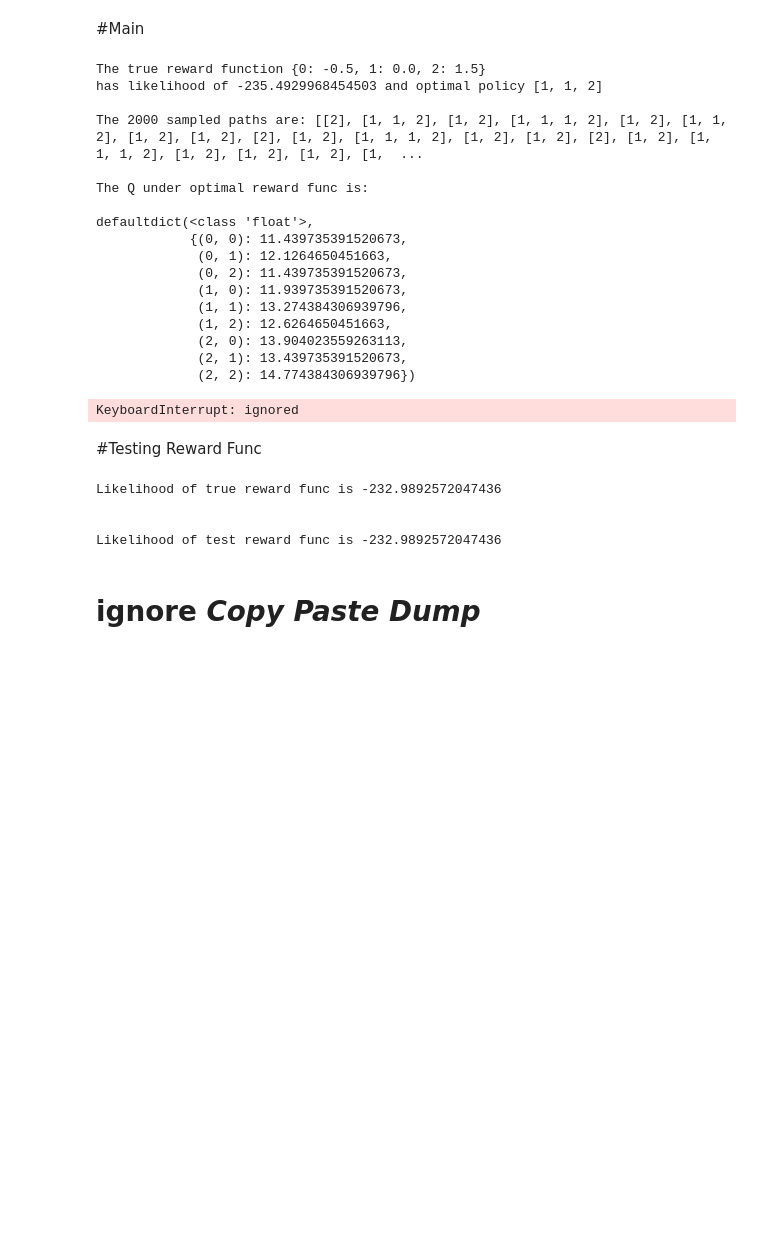
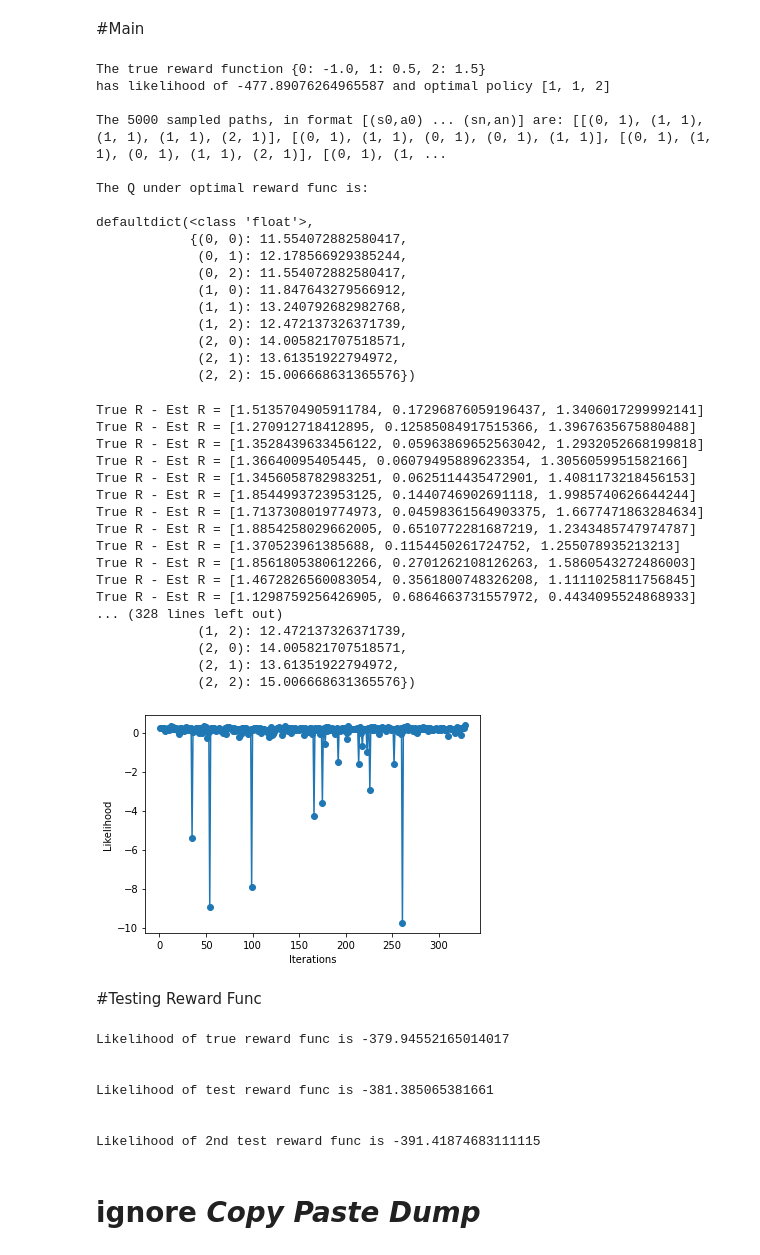
Before and after one commit to joekadi/Inverse-Reinforcement-Learning-Bayesian-Uncertainty, a Jupyter notebook: MDP_Policy_Likelihood.ipynb, the cells around one changed output. Cells and saved outputs as stored; diff of their text form; code cells hidden in the pictures; blank space fills up the shorter version.

Commit message:
Path sampling and likelihood optimised

```diff
--- a/MDP_Policy_Likelihood.ipynb
+++ b/MDP_Policy_Likelihood.ipynb
@@ -207,14 +220,14 @@ def likelihood(paths, rewards):
     agent.value_iteration_for_Q()
     agent.find_optimal_policy()
     likelihoodList = []
-
     for path in paths:
         actionLikelihoodList = [None] * len(path) #empty list length of path
-        state = agent.S[0]
         i = 0
         for step in path:
-            action = step
-            state = max(agent.T[(state, action)].items(), key=operator.itemgetter(1))[0]  #update current state given action from path
+            state = step[0]
+            action = step[1]
+            #state = max(agent.T[(state, action)].items(), key=operator.itemgetter(1))[0]
+            #new_state = agent.step(state,action)
             actionLikelihoodList[i] = agent.Q[(state,action)]  - agent.V[state]#Q^Rstate,action −V^Rstate
             i += 1
         likelihoodList.append(sum(actionLikelihoodList))
@@ -267,6 +280,9 @@ def stochastic_hillclimb(paths, threshold):
         iterations.append(i)
         i+=1
 
+        diff = [abs(-1-normalised_rewards[0]), abs(0.5-normalised_rewards[1]), abs(1.5-normalised_rewards[2])]
+        print("True R - Est R = {}".format(diff))
+
         if rewards_likelihood > likelihood_threshold: #once threshold met
             #terminate and return
             threshold_reached = True
@@ -291,47 +307,65 @@ agent.value_iteration_for_Q()
 optimal_policy = agent.find_optimal_policy()
 # %%
 #Sample paths
-no_of_paths = 2000
-paths = agent.sample_paths(optimal_policy, no_of_paths)
+no_of_paths = 5000
+path_length = 5
+paths = agent.sample_examples(optimal_policy, no_of_paths, path_length)
 # %%
 printlist = [agent.rewards, likelihood(paths, agent.rewards), optimal_policy]
 priorrewards = agent.rewards
 print("\nThe true reward function {}\nhas likelihood of {} and optimal policy {}".format(*printlist))
 
 formatlist = [no_of_paths, paths]
-print("\nThe {} sampled paths are: {}".format(*formatlist))
+print("\nThe {} sampled paths, in format [(s0,a0) ... (sn,an)] are: {}".format(*formatlist))
 
 print("\nThe Q under optimal reward func is: \n")
 pprint.pprint(agent.Q)
 # %% [output]
-The true reward function {0: -0.5, 1: 0.0, 2: 1.5}
-has likelihood of -235.4929968454503 and optimal policy [1, 1, 2]
+The true reward function {0: -1.0, 1: 0.5, 2: 1.5}
+has likelihood of -477.89076264965587 and optimal policy [1, 1, 2]
 
-The 2000 sampled paths are: [[2], [1, 1, 2], [1, 2], [1, 1, 1, 2], [1, 2], [1, 1, 2], [1, 2], [1, 2], [2], [1, 2], [1, 1, 1, 2], [1, 2], [1, 2], [2], [1, 2], [1, 1, 1, 2], [1, 2], [1, 2], [1, 2], [1,  ...
+The 5000 sampled paths, in format [(s0,a0) ... (sn,an)] are: [[(0, 1), (1, 1), (1, 1), (1, 1), (2, 1)], [(0, 1), (1, 1), (0, 1), (0, 1), (1, 1)], [(0, 1), (1, 1), (0, 1), (1, 1), (2, 1)], [(0, 1), (1, ...
 
 The Q under optimal reward func is:
 
 defaultdict(<class 'float'>,
-            {(0, 0): 11.439735391520673,
-             (0, 1): 12.1264650451663,
-             (0, 2): 11.439735391520673,
-             (1, 0): 11.939735391520673,
-             (1, 1): 13.274384306939796,
-             (1, 2): 12.6264650451663,
-             (2, 0): 13.904023559263113,
-             (2, 1): 13.439735391520673,
-             (2, 2): 14.774384306939796})
+            {(0, 0): 11.554072882580417,
+             (0, 1): 12.178566929385244,
+             (0, 2): 11.554072882580417,
+             (1, 0): 11.847643279566912,
+             (1, 1): 13.240792682982768,
+             (1, 2): 12.472137326371739,
+             (2, 0): 14.005821707518571,
+             (2, 1): 13.61351922794972,
+             (2, 2): 15.006668631365576})
 # %%
-optimal_rewards = stochastic_hillclimb(paths, -235.49)
+optimal_rewards = stochastic_hillclimb(paths, -477.89)
 agent.rewards = optimal_rewards
 agent.value_iteration_for_Q()
 formatlist = [optimal_rewards, likelihood(paths, optimal_rewards), agent.find_optimal_policy()]
 print("\nHill climb converges at reward function {}\nwith a likelihood of {} and optimal policy {}".format(*formatlist))
 print("\nThe Q under found reward func is: \n")
 pprint.pprint(agent.Q)
 agent.rewards = priorrewards
 # %% [output]
-KeyboardInterrupt: ignored
+True R - Est R = [1.5135704905911784, 0.17296876059196437, 1.3406017299992141]
+True R - Est R = [1.270912718412895, 0.12585084917515366, 1.3967635675880488]
+True R - Est R = [1.3528439633456122, 0.05963869652563042, 1.2932052668199818]
+True R - Est R = [1.36640095405445, 0.06079495889623354, 1.3056059951582166]
+True R - Est R = [1.3456058782983251, 0.0625114435472901, 1.4081173218456153]
+True R - Est R = [1.8544993723953125, 0.1440746902691118, 1.9985740626644244]
+True R - Est R = [1.7137308019774973, 0.04598361564903375, 1.6677471863284634]
+True R - Est R = [1.8854258029662005, 0.6510772281687219, 1.2343485747974787]
+True R - Est R = [1.370523961385688, 0.1154450261724752, 1.255078935213213]
+True R - Est R = [1.8561805380612266, 0.2701262108126263, 1.5860543272486003]
+True R - Est R = [1.4672826560083054, 0.3561800748326208, 1.1111025811756845]
+True R - Est R = [1.1298759256426905, 0.6864663731557972, 0.4434095524868933]
+... (328 lines left out)
+             (1, 2): 12.472137326371739,
+             (2, 0): 14.005821707518571,
+             (2, 1): 13.61351922794972,
+             (2, 2): 15.006668631365576})
+[figure, added]
 # %% [markdown]
 #Testing Reward Func
 # %%
@@ -339,17 +373,22 @@ KeyboardInterrupt: ignored
 agent = MDP()
 agent.init()
 agent.value_iteration_for_Q()
-rewardfunc = {0: -0.5, 1: 0.0, 2: 1.5}
-rewardfunc1 = {0: -0.5*20, 1: 0.0*20, 2: 1.5*20}
-LH = likelihood(paths, rewardfunc)
-LH1 = likelihood(paths, rewardfunc1)
+testing_rewardfunc = {0: -0.9, 1: 0.6, 2: 1.5}
+testing_rewardfunc1 = {0: -1, 1: 0.9, 2: 1.1}
+LH = likelihood(paths, agent.rewards) #agent.rewards = {0: -1, 1: 0.5, 2: 1.5}
+LH1 = likelihood(paths, testing_rewardfunc)
+LH2 = likelihood(paths, testing_rewardfunc1)
 print("Likelihood of true reward func is {}".format(LH))
 print("\n\nLikelihood of test reward func is {}".format(LH1))
+print("\n\nLikelihood of 2nd test reward func is {}".format(LH2))
 # %% [output]
-Likelihood of true reward func is -232.9892572047436
+Likelihood of true reward func is -379.94552165014017
 
 
-Likelihood of test reward func is -232.9892572047436
+Likelihood of test reward func is -381.385065381661
+
+
+Likelihood of 2nd test reward func is -391.41874683111115
 # %% [markdown]
 # **ignore** *Copy Paste Dump*
 # %%
```
Also changed, not shown: parts of 3 cells of this notebook.
